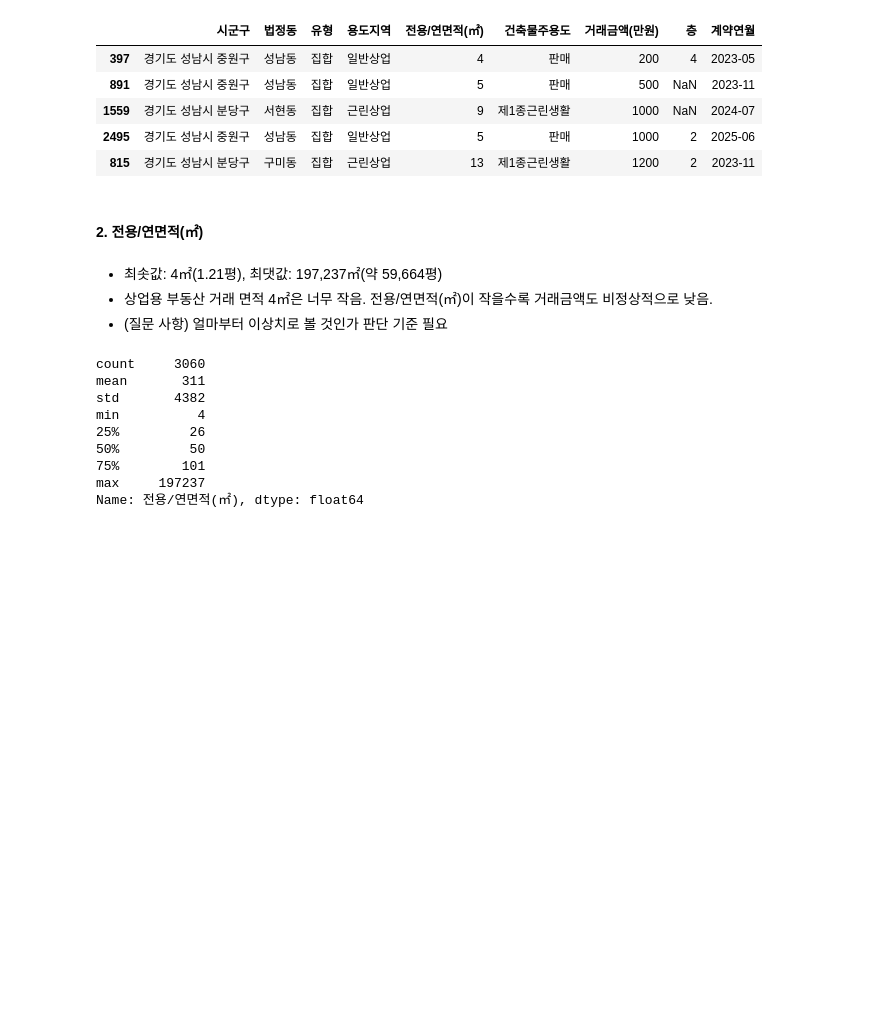
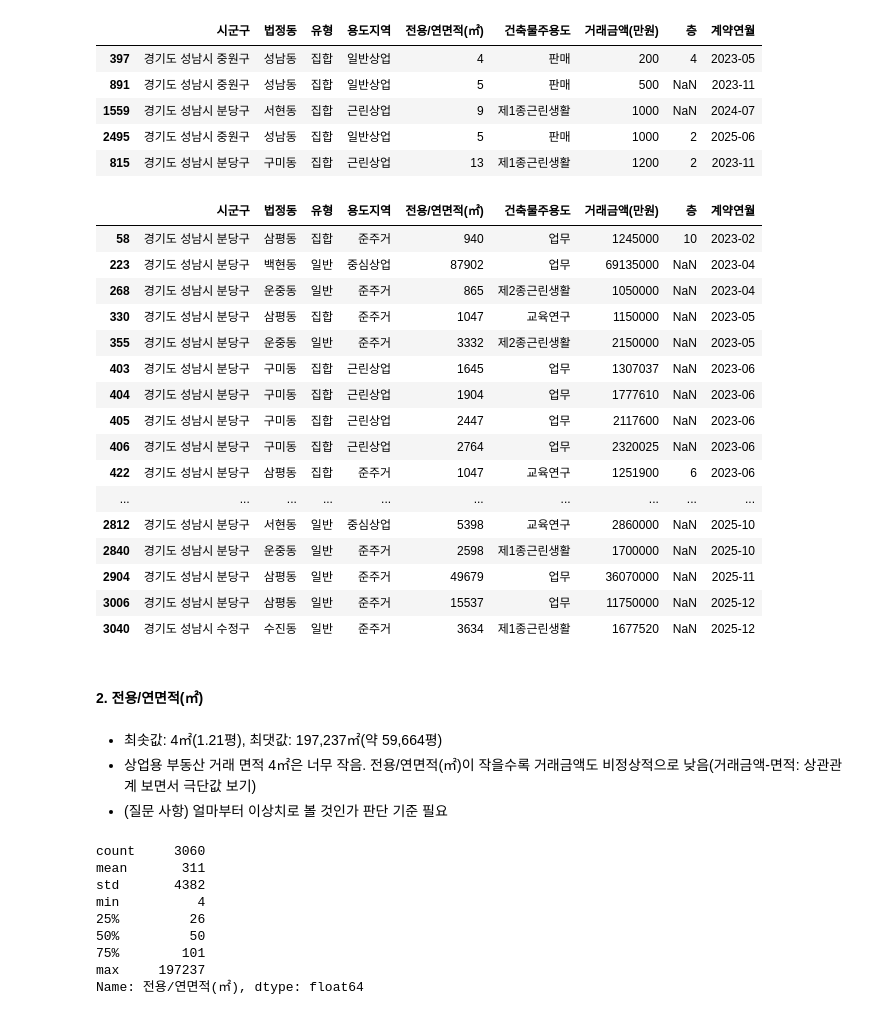
Before and after one commit to bulsajo1/final_project, a Jupyter notebook: eunbi/new_거래량_2차 전처리.ipynb, the cells around one changed output. Saved outputs shown, nothing was run; the diff lists cells and outputs as text; code cells hidden in the pictures; blank space fills up the shorter version.

```diff
--- a/eunbi/new_거래량_2차 전처리.ipynb
+++ b/eunbi/new_거래량_2차 전처리.ipynb
@@ -212,11 +215,46 @@ trans_df.sort_values(by='거래금액(만원)').head()
 | 1559 | 경기도 성남시 분당구 | 서현동 | 집합 | 근린상업 | 9 | 제1종근린생활 | 1000 | NaN | 2024-07 |
 | 2495 | 경기도 성남시 중원구 | 성남동 | 집합 | 일반상업 | 5 | 판매 | 1000 | 2 | 2025-06 |
 | 815 | 경기도 성남시 분당구 | 구미동 | 집합 | 근린상업 | 13 | 제1종근린생활 | 1200 | 2 | 2023-11 |
+# %%
+# 상·하위 10% 중에서도 극단인 값
+lower_10 = np.percentile(trans_df['거래금액(만원)'], 10)
+upper_90 = np.percentile(trans_df['거래금액(만원)'], 90)
+
+subset = trans_df[(trans_df['거래금액(만원)'] <= lower_10) | (trans_df['거래금액(만원)'] >= upper_90)]
+
+q1 = subset['거래금액(만원)'].quantile(0.25)
+q3 = subset['거래금액(만원)'].quantile(0.75)
+
+iqr = q3 - q1
+
+lower = q1 - 1.5 * iqr
+upper = q3 + 1.5 * iqr
+
+extreme = subset[(subset['거래금액(만원)'] < lower) | (subset['거래금액(만원)'] > upper)]
+extreme
+# %% [output]
+|  | 시군구 | 법정동 | 유형 | 용도지역 | 전용/연면적(㎡) | 건축물주용도 | 거래금액(만원) | 층 | 계약연월 |
+| 58 | 경기도 성남시 분당구 | 삼평동 | 집합 | 준주거 | 940 | 업무 | 1245000 | 10 | 2023-02 |
+| 223 | 경기도 성남시 분당구 | 백현동 | 일반 | 중심상업 | 87902 | 업무 | 69135000 | NaN | 2023-04 |
+| 268 | 경기도 성남시 분당구 | 운중동 | 일반 | 준주거 | 865 | 제2종근린생활 | 1050000 | NaN | 2023-04 |
+| 330 | 경기도 성남시 분당구 | 삼평동 | 집합 | 준주거 | 1047 | 교육연구 | 1150000 | NaN | 2023-05 |
+| 355 | 경기도 성남시 분당구 | 운중동 | 일반 | 준주거 | 3332 | 제2종근린생활 | 2150000 | NaN | 2023-05 |
+| 403 | 경기도 성남시 분당구 | 구미동 | 집합 | 근린상업 | 1645 | 업무 | 1307037 | NaN | 2023-06 |
+| 404 | 경기도 성남시 분당구 | 구미동 | 집합 | 근린상업 | 1904 | 업무 | 1777610 | NaN | 2023-06 |
+| 405 | 경기도 성남시 분당구 | 구미동 | 집합 | 근린상업 | 2447 | 업무 | 2117600 | NaN | 2023-06 |
+| 406 | 경기도 성남시 분당구 | 구미동 | 집합 | 근린상업 | 2764 | 업무 | 2320025 | NaN | 2023-06 |
+| 422 | 경기도 성남시 분당구 | 삼평동 | 집합 | 준주거 | 1047 | 교육연구 | 1251900 | 6 | 2023-06 |
+| ... | ... | ... | ... | ... | ... | ... | ... | ... | ... |
+| 2812 | 경기도 성남시 분당구 | 서현동 | 일반 | 중심상업 | 5398 | 교육연구 | 2860000 | NaN | 2025-10 |
+| 2840 | 경기도 성남시 분당구 | 운중동 | 일반 | 준주거 | 2598 | 제1종근린생활 | 1700000 | NaN | 2025-10 |
+| 2904 | 경기도 성남시 분당구 | 삼평동 | 일반 | 준주거 | 49679 | 업무 | 36070000 | NaN | 2025-11 |
+| 3006 | 경기도 성남시 분당구 | 삼평동 | 일반 | 준주거 | 15537 | 업무 | 11750000 | NaN | 2025-12 |
+| 3040 | 경기도 성남시 수정구 | 수진동 | 일반 | 준주거 | 3634 | 제1종근린생활 | 1677520 | NaN | 2025-12 |
 # %% [markdown]
 #### 2. 전용/연면적(㎡)
 # %% [markdown]
 - 최솟값: 4㎡(1.21평), 최댓값: 197,237㎡(약 59,664평)
-- 상업용 부동산 거래 면적 4㎡은 너무 작음. 전용/연면적(㎡)이 작을수록 거래금액도 비정상적으로 낮음.
+- 상업용 부동산 거래 면적 4㎡은 너무 작음. 전용/연면적(㎡)이 작을수록 거래금액도 비정상적으로 낮음(거래금액-면적: 상관관계 보면서 극단값 보기)
 - (질문 사항) 얼마부터 이상치로 볼 것인가 판단 기준 필요
 # %%
 trans_df['전용/연면적(㎡)'].describe()
```
Also changed, not shown: parts of 2 cells of this notebook.
